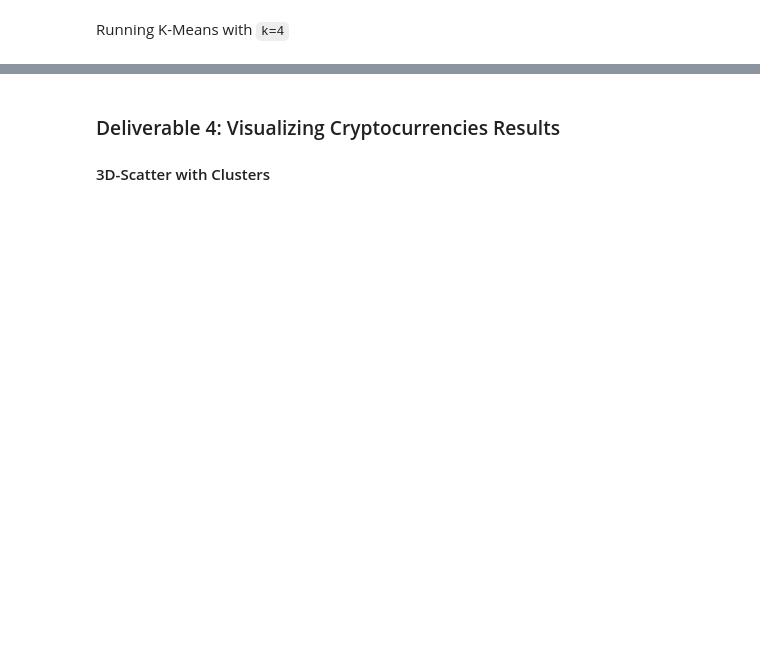
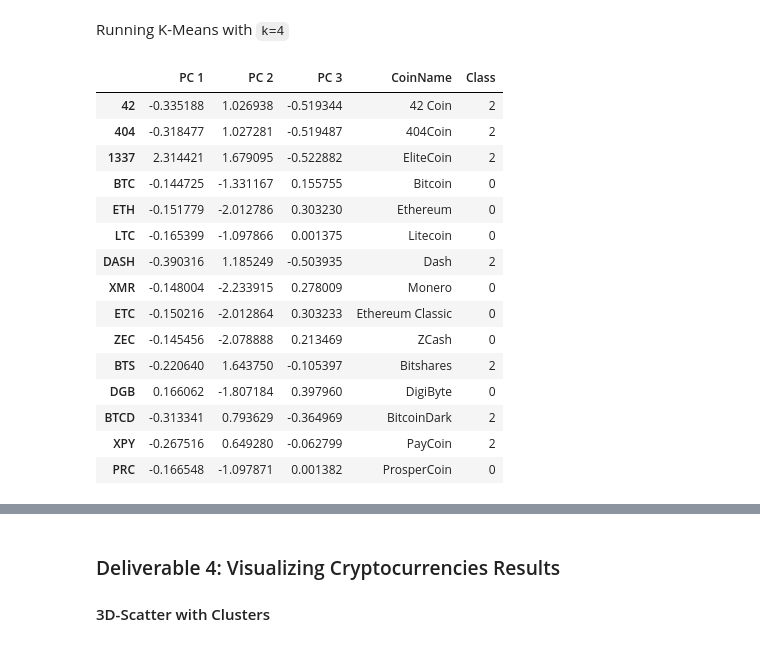
Before and after one commit to MaxDorris/Cryptocurrencies, a Jupyter notebook: crypto_clustering.ipynb, the cells around one changed output, grey strips where cells are left out. Cells and saved outputs as stored; diff of their text form; code cells hidden in the pictures; blank space fills up the shorter version.

```diff
--- a/crypto_clustering.ipynb
+++ b/crypto_clustering.ipynb
@@ -213,0 +211,15 @@ crypto_pca_df.head()
+# %%
+# Create an elbow curve to find the best value for K.
+inertia = []
+k = list(range(1, 11))
+
+# Calculate the inertia for the range of K values
+for i in k:
+    km = KMeans(n_clusters=i, random_state=23)
+    km.fit(pcs_df)
+    inertia.append(km.inertia_)
+
+# Define a DataFrame to plot the Elbow Curve using hvPlot
+elbow_data = {"k": k, "inertia": inertia}
+df_elbow = pd.DataFrame(elbow_data)
+df_elbow.hvplot.line(x="k", y="inertia", title="Elbow Curve", xticks=k)
@@ -225,3 +230,36 @@ Running K-Means with `k=4`
+# %%
+pcs_df = pcs_df.copy()
+
+# Initialize the K-Means model
+model = KMeans(n_clusters=4, random_state=23)
+
+# Fit the model
+model.fit(pcs_df)
+
+# Predict clusters
+predictions = model.predict(pcs_df)
+
+# Create return DataFrame with predicted clusters
+pcs_df = pd.concat([pcs_df, coin_names_df], axis=1)
+pcs_df["Class"] = model.labels_
+pcs_df.head(15)
+# %% [output]
+|  | PC 1 | PC 2 | PC 3 | CoinName | Class |
+| 42 | -0.335188 | 1.026938 | -0.519344 | 42 Coin | 2 |
+| 404 | -0.318477 | 1.027281 | -0.519487 | 404Coin | 2 |
+| 1337 | 2.314421 | 1.679095 | -0.522882 | EliteCoin | 2 |
+| BTC | -0.144725 | -1.331167 | 0.155755 | Bitcoin | 0 |
+| ETH | -0.151779 | -2.012786 | 0.303230 | Ethereum | 0 |
+| LTC | -0.165399 | -1.097866 | 0.001375 | Litecoin | 0 |
+| DASH | -0.390316 | 1.185249 | -0.503935 | Dash | 2 |
+| XMR | -0.148004 | -2.233915 | 0.278009 | Monero | 0 |
+| ETC | -0.150216 | -2.012864 | 0.303233 | Ethereum Classic | 0 |
+| ZEC | -0.145456 | -2.078888 | 0.213469 | ZCash | 0 |
+| BTS | -0.220640 | 1.643750 | -0.105397 | Bitshares | 2 |
+| DGB | 0.166062 | -1.807184 | 0.397960 | DigiByte | 0 |
+| BTCD | -0.313341 | 0.793629 | -0.364969 | BitcoinDark | 2 |
+| XPY | -0.267516 | 0.649280 | -0.062799 | PayCoin | 2 |
+| PRC | -0.166548 | -1.097871 | 0.001382 | ProsperCoin | 0 |
 # %%
 # Create a new DataFrame including predicted clusters and cryptocurrencies features.
 # Concatentate the crypto_df and pcs_df DataFrames on the same columns.
```
Also changed, not shown: parts of 15 cells of this notebook.
